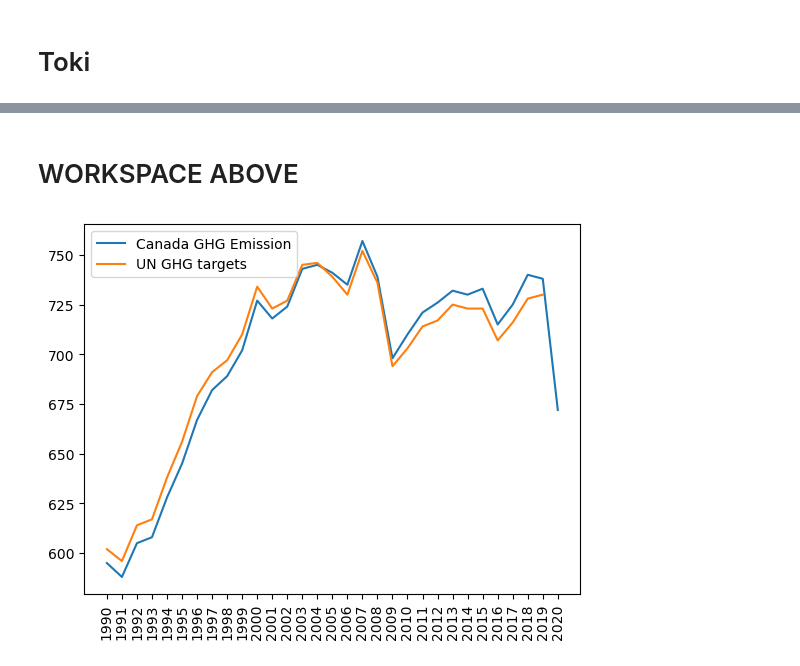
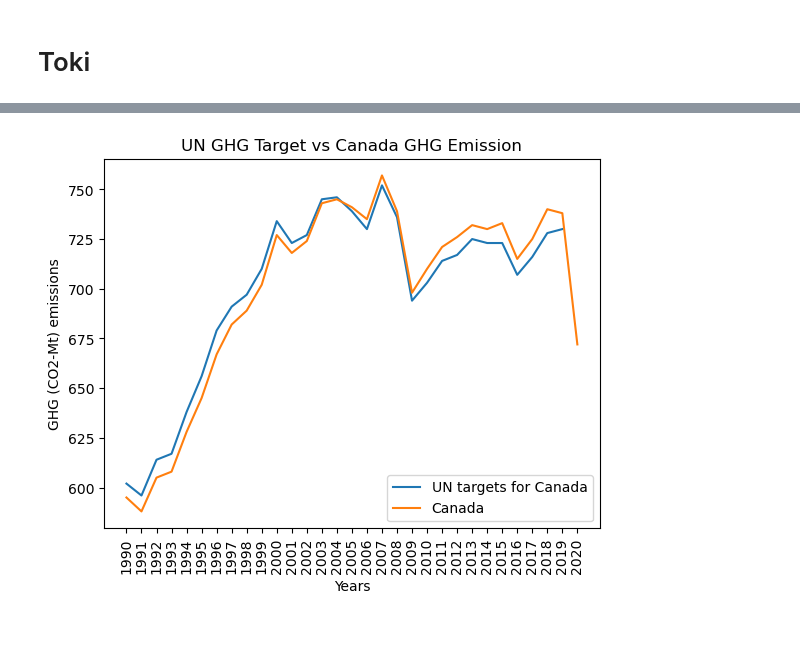
Before and after one commit to fabiomarcullo/Project_1_Climate_Action_Goals, a Jupyter notebook: Project_Sustainability_Data.ipynb, the cells around one changed output, grey strips where cells are left out. Drawn from its saved outputs; the diff is of its cells as text; code cells hidden in the pictures; blank space fills up the shorter version.

```diff
--- a/Project_Sustainability_Data.ipynb
+++ b/Project_Sustainability_Data.ipynb
@@ -445,24 +202,31 @@ plt.show()
-# %% [markdown]
-# WORKSPACE ABOVE
 # %%
+#preparing and cleaning original dataset
 un_13_2 = un_goals_clean.loc[un_goals_clean['Target'] == '13.2']
 
 can_y = transpose_can_result_2['NATIONAL TOTAL']
+
 # can_x = transpose_can_result_2['Years']
 can_x = ["1990","1991","1992","1993","1994","1995","1996","1997","1998","1999","2000","2001","2002",
           "2003","2004","2005","2006","2007","2008","2009","2010","2011","2012",
           "2013","2014","2015","2016","2017","2018","2019", '2020']
 un_y = un_13_2['Value'].round().astype(int)
+
 # un_x = un_13_2['TimePeriod']
 un_x = ["1990","1991","1992","1993","1994","1995","1996","1997","1998","1999","2000","2001","2002",
           "2003","2004","2005","2006","2007","2008","2009","2010","2011","2012",
           "2013","2014","2015","2016","2017","2018","2019"]
 
-plt.plot(can_x, can_y, label = 'Canada GHG Emission')
-plt.plot(un_x, un_y, label = 'UN GHG targets')
+plt.plot(un_x, un_y, label = 'UN targets for Canada')
+plt.plot(can_x, can_y, label = 'Canada')
 plt.legend()
+plt.ylabel('GHG (CO2-Mt) emissions')
+plt.xlabel('Years')
+plt.title('UN GHG Target vs Canada GHG Emission')
+plt.savefig('Images/ghgcanvsUN_line.png', bbox_inches='tight')
 plt.xticks(rotation = 90)
 
+
+
 plt.show()
 # %% [output]
-[figure, old version]
+[figure, new version]
```
Also changed, not shown: parts of 16 cells of this notebook, 5 other files.
